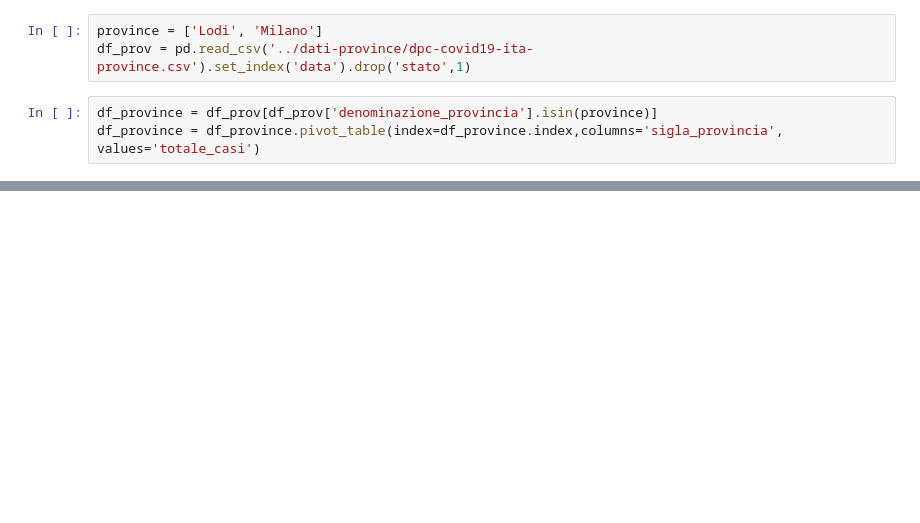
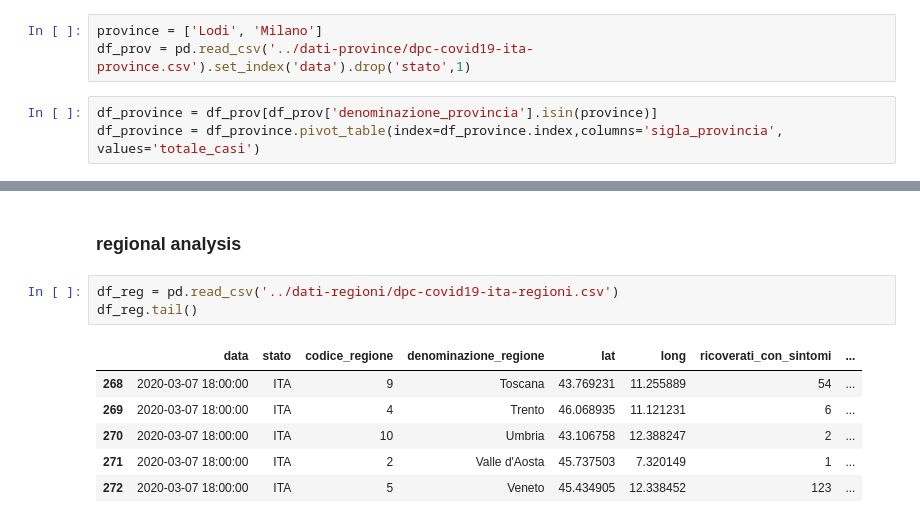
Before and after one commit to dtrifiro/COVID-19, a Jupyter notebook: notebooks/E.D.A..ipynb, the cells around one changed output, grey strips where cells are left out. Drawn from its saved outputs; the diff is of its cells as text; blank space fills up the shorter version.

Commit message:
added regional analysis

```diff
--- a/notebooks/E.D.A..ipynb
+++ b/notebooks/E.D.A..ipynb
@@ -84,3 +104,15 @@ fig = px.density_mapbox(df_prov, lat='lat', lon='long', z=colormap, radius=10,
 fig.show()
 # %% [output]
 [interactive output not drawn]
+# %% [markdown]
+### regional analysis
+# %%
+df_reg = pd.read_csv('../dati-regioni/dpc-covid19-ita-regioni.csv')
+df_reg.tail()
+# %% [output]
+|  | data | stato | codice_regione | denominazione_regione | lat | long | ricoverati_con_sintomi | ... |
+| 268 | 2020-03-07 18:00:00 | ITA | 9 | Toscana | 43.769231 | 11.255889 | 54 | ... |
+| 269 | 2020-03-07 18:00:00 | ITA | 4 | Trento | 46.068935 | 11.121231 | 6 | ... |
+| 270 | 2020-03-07 18:00:00 | ITA | 10 | Umbria | 43.106758 | 12.388247 | 2 | ... |
+| 271 | 2020-03-07 18:00:00 | ITA | 2 | Valle d'Aosta | 45.737503 | 7.320149 | 1 | ... |
+| 272 | 2020-03-07 18:00:00 | ITA | 5 | Veneto | 45.434905 | 12.338452 | 123 | ... |
```
Also changed, not shown: parts of 8 cells of this notebook.
